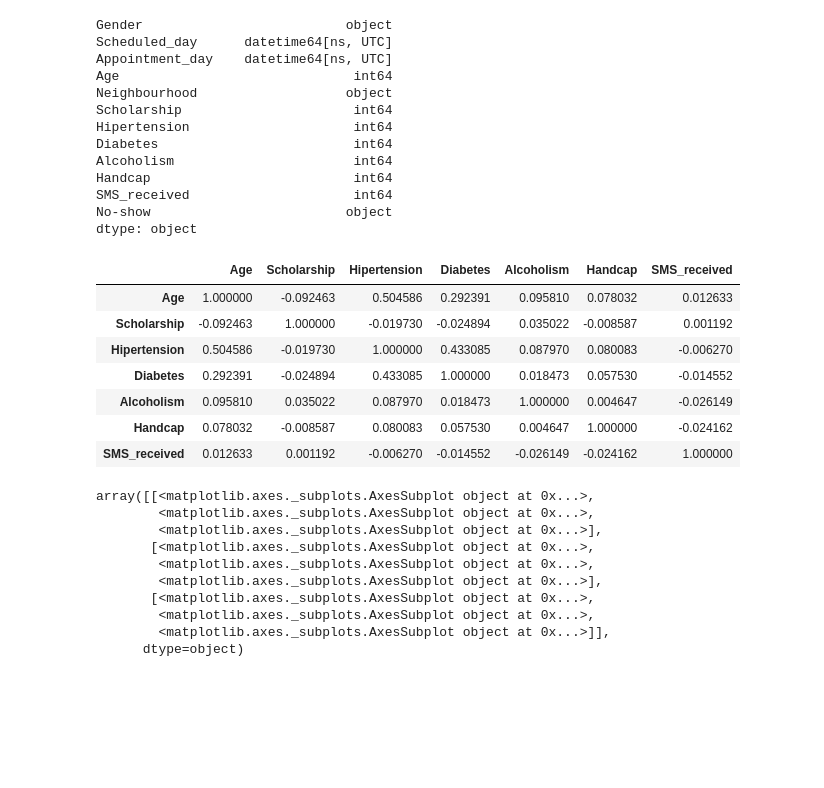
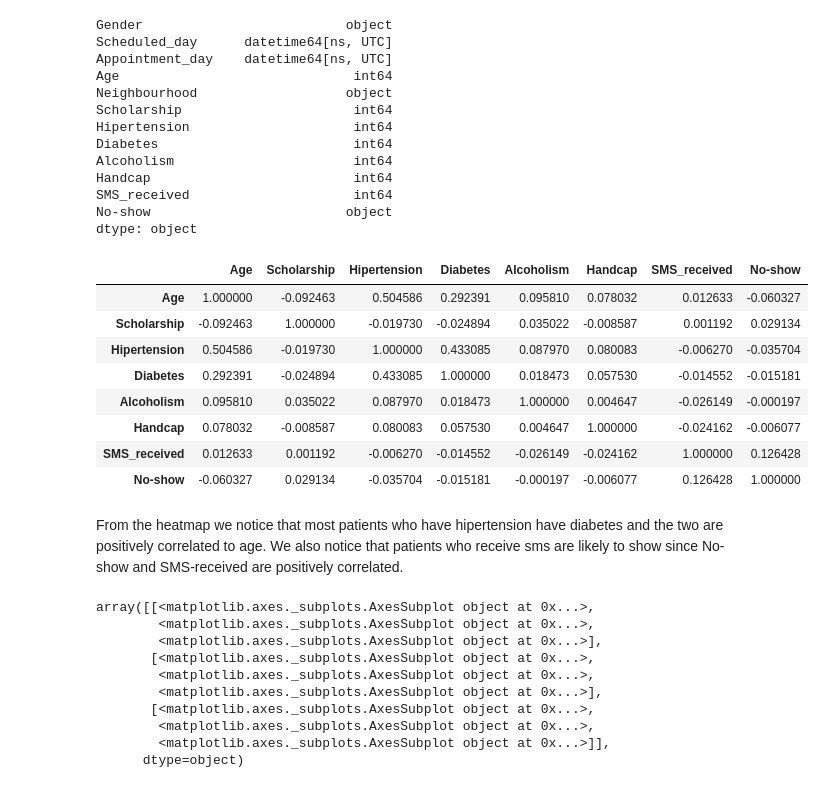
Before and after one commit to auma2022/Diana_CV, a Jupyter notebook: noshow.ipynb, the cells around one changed output. Saved outputs shown, nothing was run; the diff lists cells and outputs as text; code cells hidden in the pictures; blank space fills up the shorter version.

```diff
--- a/noshow.ipynb
+++ b/noshow.ipynb
@@ -92,7 +88,7 @@ import seaborn as sns
 import datetime
 # %%
 #import dataset and check first six rows
-path = '/noshowappointments-kagglev2-may-2016.csv'
+path = './noshowappointments-kagglev2-may-2016.csv'
 df = pd.read_csv(path)
 df.head(6)
 # %% [output]
@@ -198,14 +194,19 @@ No-show                         object
 dtype: object
 # %%
 #correlation between the columns
-df.corr()
+df_corr=df.corr()
+df_corr.style.background_gradient(cmap='rainbow', axis=None)
 # %% [output]
-|  | Age | Scholarship | Hipertension | Diabetes | Alcoholism | Handcap | SMS_received |
-| Age | 1.000000 | -0.092463 | 0.504586 | 0.292391 | 0.095810 | 0.078032 | 0.012633 |
-| Scholarship | -0.092463 | 1.000000 | -0.019730 | -0.024894 | 0.035022 | -0.008587 | 0.001192 |
-| Hipertension | 0.504586 | -0.019730 | 1.000000 | 0.433085 | 0.087970 | 0.080083 | -0.006270 |
-| Diabetes | 0.292391 | -0.024894 | 0.433085 | 1.000000 | 0.018473 | 0.057530 | -0.014552 |
-| Alcoholism | 0.095810 | 0.035022 | 0.087970 | 0.018473 | 1.000000 | 0.004647 | -0.026149 |
-| Handcap | 0.078032 | -0.008587 | 0.080083 | 0.057530 | 0.004647 | 1.000000 | -0.024162 |
-| SMS_received | 0.012633 | 0.001192 | -0.006270 | -0.014552 | -0.026149 | -0.024162 | 1.000000 |
+|  | Age | Scholarship | Hipertension | Diabetes | Alcoholism | Handcap | SMS_received | No-show |
+| Age | 1.000000 | -0.092463 | 0.504586 | 0.292391 | 0.095810 | 0.078032 | 0.012633 | -0.060327 |
+| Scholarship | -0.092463 | 1.000000 | -0.019730 | -0.024894 | 0.035022 | -0.008587 | 0.001192 | 0.029134 |
+| Hipertension | 0.504586 | -0.019730 | 1.000000 | 0.433085 | 0.087970 | 0.080083 | -0.006270 | -0.035704 |
+| Diabetes | 0.292391 | -0.024894 | 0.433085 | 1.000000 | 0.018473 | 0.057530 | -0.014552 | -0.015181 |
+| Alcoholism | 0.095810 | 0.035022 | 0.087970 | 0.018473 | 1.000000 | 0.004647 | -0.026149 | -0.000197 |
+| Handcap | 0.078032 | -0.008587 | 0.080083 | 0.057530 | 0.004647 | 1.000000 | -0.024162 | -0.006077 |
+| SMS_received | 0.012633 | 0.001192 | -0.006270 | -0.014552 | -0.026149 | -0.024162 | 1.000000 | 0.126428 |
+| No-show | -0.060327 | 0.029134 | -0.035704 | -0.015181 | -0.000197 | -0.006077 | 0.126428 | 1.000000 |
+# %% [markdown]
+From the heatmap we notice that most patients who have hipertension have diabetes and the two are positively correlated to age.
+We also notice that patients who receive sms are likely to show since No-show and SMS-received are positively correlated.
 # %%
```
Also changed, not shown: parts of 29 cells of this notebook.
